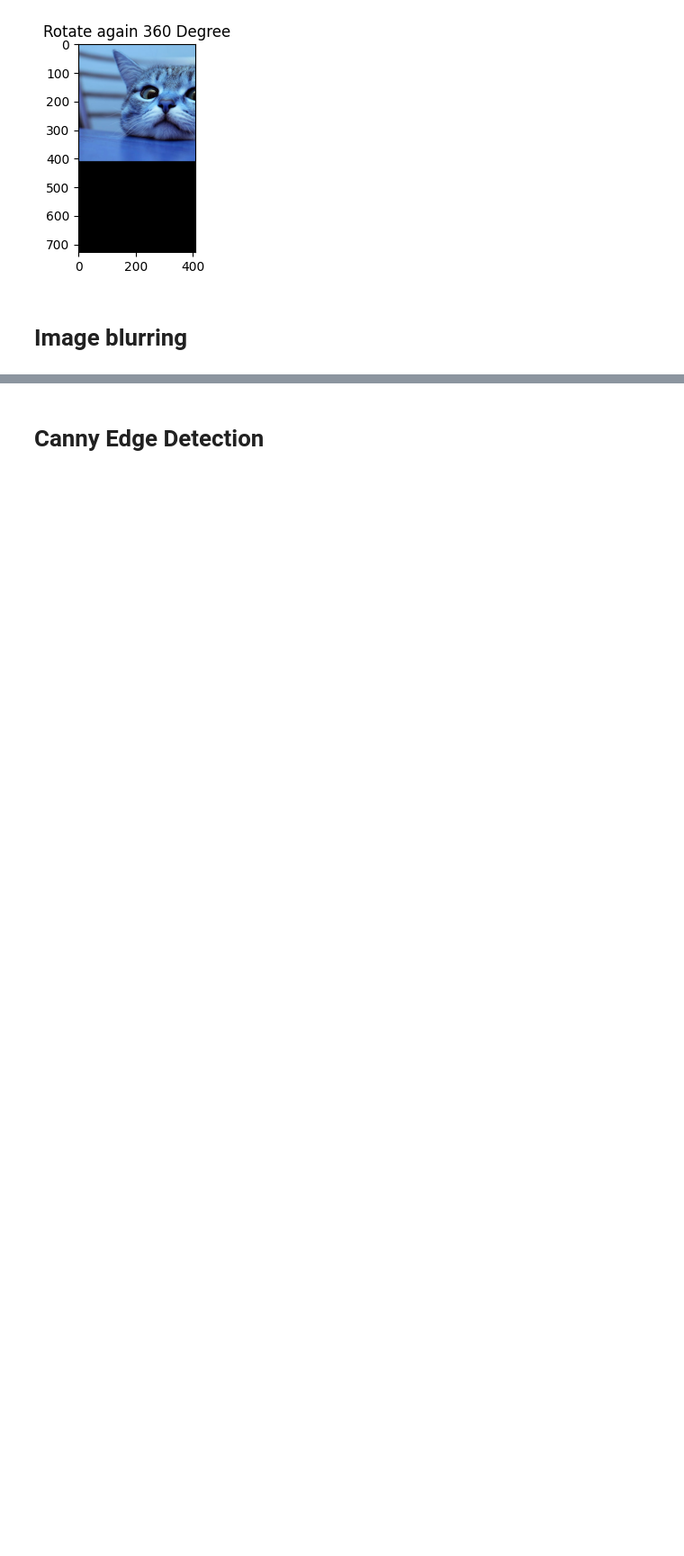
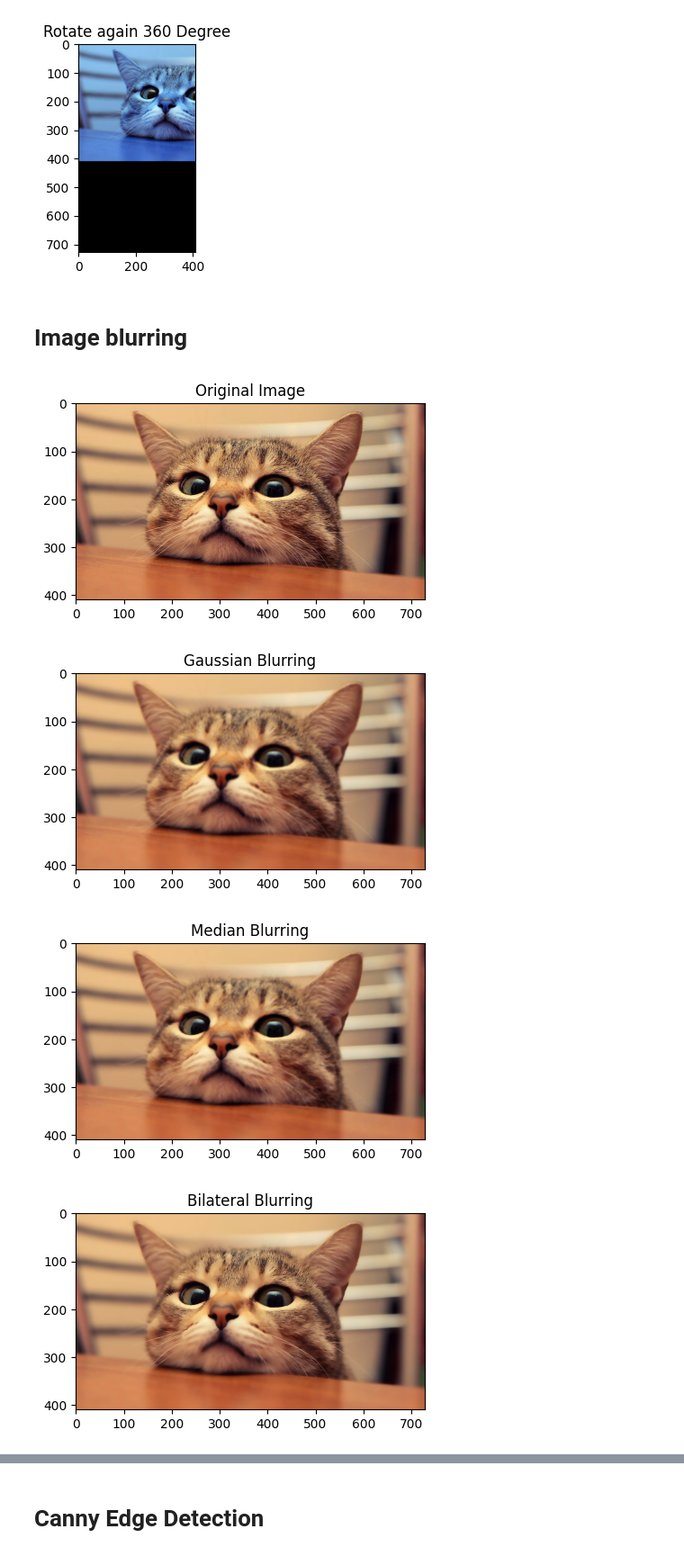
Before and after one commit to piyush8358/Opencv_project, a Jupyter notebook: Opencv/OpenCV_1.ipynb, the cells around one changed output, grey strips where cells are left out. Shown at 90% size. Saved outputs shown, nothing was run; the diff lists cells and outputs as text; code cells hidden in the pictures; blank space fills up the shorter version.

```diff
--- a/Opencv/OpenCV_1.ipynb
+++ b/Opencv/OpenCV_1.ipynb
@@ -403,22 +403,22 @@ catImageshow("Rotate again 360 Degree",rotateNow)
 # %%
 image = cv2.imread('cute.jpg')
 
-cv2.imshow('Original Image', image)
-cv2.waitKey(0)
+catImageshow("Original Image",image)
+
 
 # Gaussian Blur
 Gaussian = cv2.GaussianBlur(image, (7, 7), 0)
-cv2.imshow('Gaussian Blurring', Gaussian)
-cv2.waitKey(0)
+catImageshow("Gaussian Blurring",Gaussian)
 
 # Median Blur
 median = cv2.medianBlur(image, 5)
-cv2.imshow('Median Blurring', median)
-cv2.waitKey(0)
-
+catImageshow("Median Blurring",median)
 
 # Bilateral Blur
 bilateral = cv2.bilateralFilter(image, 9, 75, 75)
-cv2.imshow('Bilateral Blurring', bilateral)
-cv2.waitKey(0)
-cv2.destroyAllWindows()
+catImageshow("Bilateral Blurring",bilateral)
+# %% [output]
+[figure, added]
+[figure, added]
+[figure, added]
+[figure, added]
```
Also changed, not shown: parts of 2 cells of this notebook, 1 other file.
